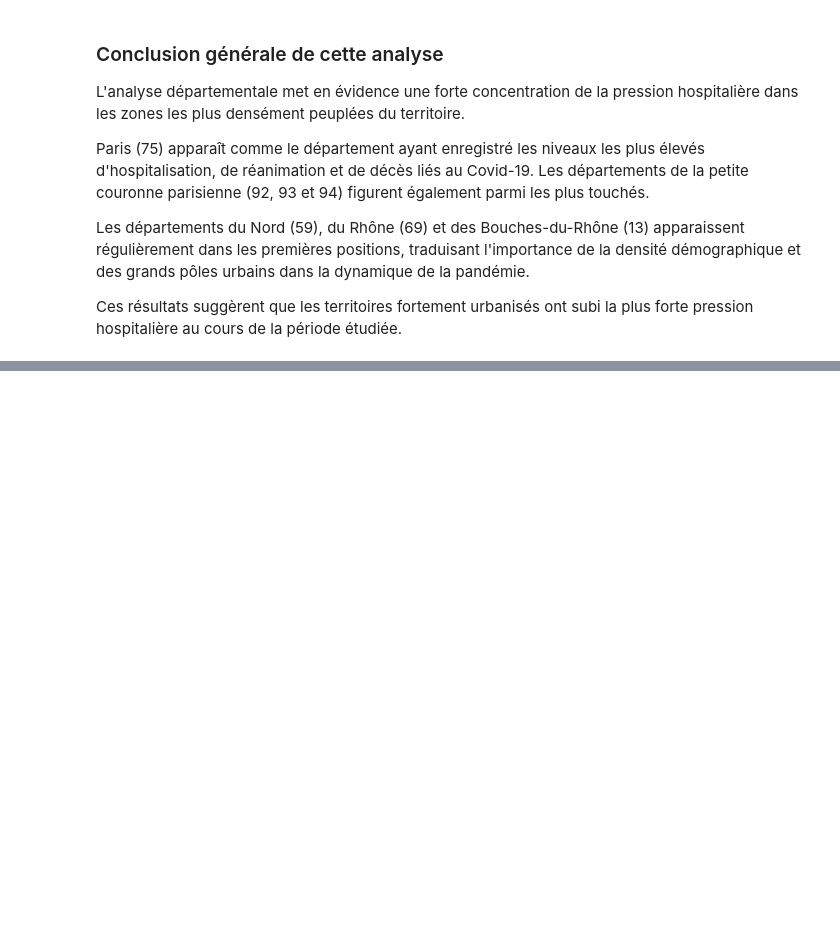
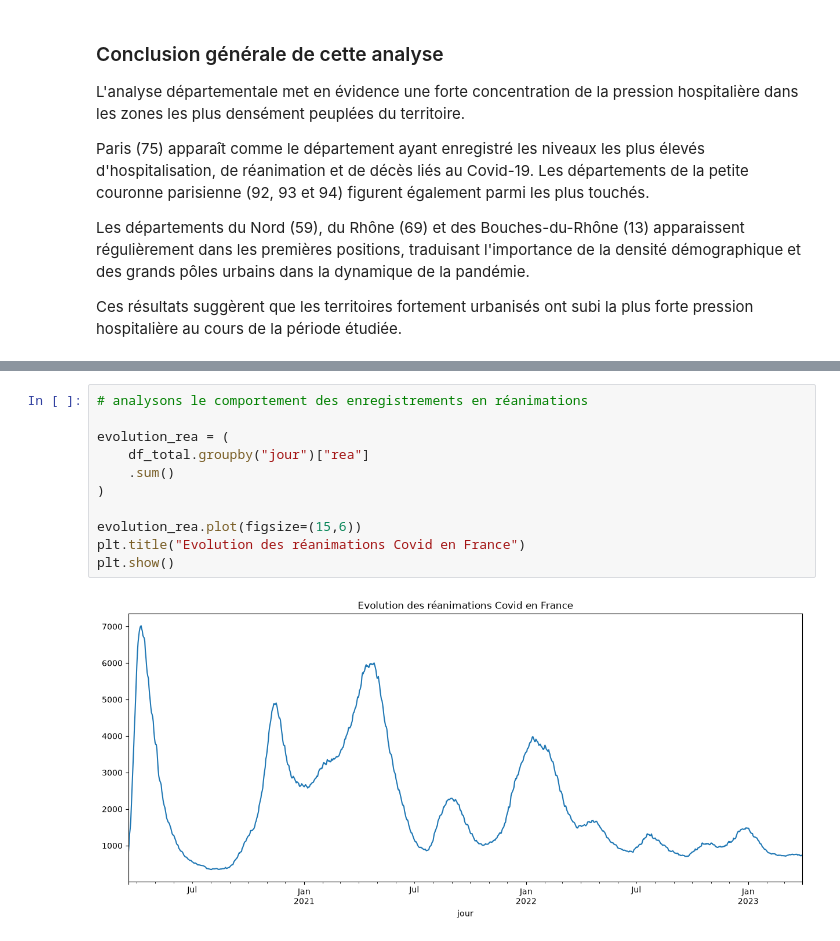
Before and after one commit to Audrey-Djomi/dashboard-sante-publique-france, a Jupyter notebook: notebooks/03_analyse.ipynb, the cells around one changed output, grey strips where cells are left out. Drawn from its saved outputs; the diff is of its cells as text; blank space fills up the shorter version.

```diff
--- a/notebooks/03_analyse.ipynb
+++ b/notebooks/03_analyse.ipynb
@@ -380,0 +417,13 @@ Ces résultats suggèrent que les territoires fortement urbanisés ont subi la p
+# %%
+# analysons le comportement des enregistrements en réanimations
+
+evolution_rea = (
+    df_total.groupby("jour")["rea"]
+    .sum()
+)
+
+evolution_rea.plot(figsize=(15,6))
+plt.title("Evolution des réanimations Covid en France")
+plt.show()
+# %% [output]
+[figure, added]
```
Also changed, not shown: parts of 5 cells of this notebook, 1 other file.
